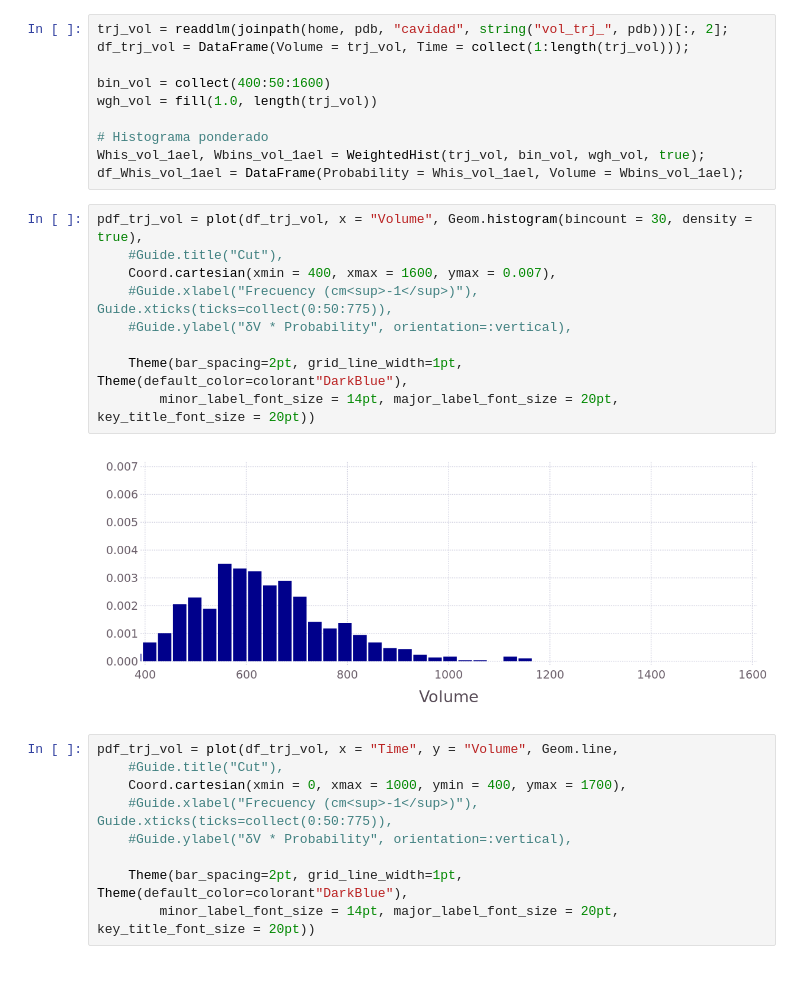
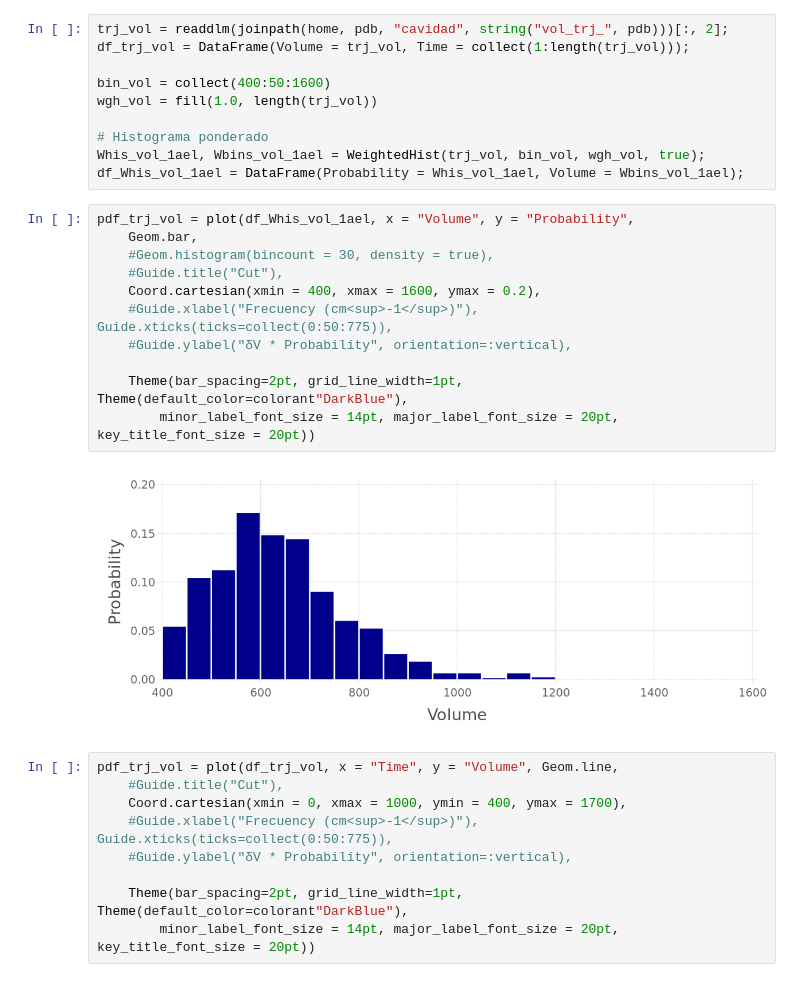
Before and after one commit to pgbarletta/reold_lbp, a Jupyter notebook: src/vgv_1ael.ipynb, the cells around one changed output. Saved outputs shown, nothing was run; the diff lists cells and outputs as text.

```diff
--- a/src/vgv_1ael.ipynb
+++ b/src/vgv_1ael.ipynb
@@ -373,16 +373,18 @@ wgh_vol = fill(1.0, length(trj_vol))
 Whis_vol_1ael, Wbins_vol_1ael = WeightedHist(trj_vol, bin_vol, wgh_vol, true);
 df_Whis_vol_1ael = DataFrame(Probability = Whis_vol_1ael, Volume = Wbins_vol_1ael);
 # %%
-pdf_trj_vol = plot(df_trj_vol, x = "Volume", Geom.histogram(bincount = 30, density = true),
+pdf_trj_vol = plot(df_Whis_vol_1ael, x = "Volume", y = "Probability",
+    Geom.bar,
+    #Geom.histogram(bincount = 30, density = true),
     #Guide.title("Cut"),
-    Coord.cartesian(xmin = 400, xmax = 1600, ymax = 0.007),
+    Coord.cartesian(xmin = 400, xmax = 1600, ymax = 0.2),
     #Guide.xlabel("Frecuency (cm<sup>-1</sup>)"), Guide.xticks(ticks=collect(0:50:775)),
     #Guide.ylabel("δV * Probability", orientation=:vertical),
 
     Theme(bar_spacing=2pt, grid_line_width=1pt, Theme(default_color=colorant"DarkBlue"),
         minor_label_font_size = 14pt, major_label_font_size = 20pt, key_title_font_size = 20pt))
 # %% [output]
-[figure, old version]
+[figure, new version]
 # %%
 pdf_trj_vol = plot(df_trj_vol, x = "Time", y = "Volume", Geom.line,
     #Guide.title("Cut"),
```
Also changed, not shown: parts of 5 cells of this notebook, 12 other files.
